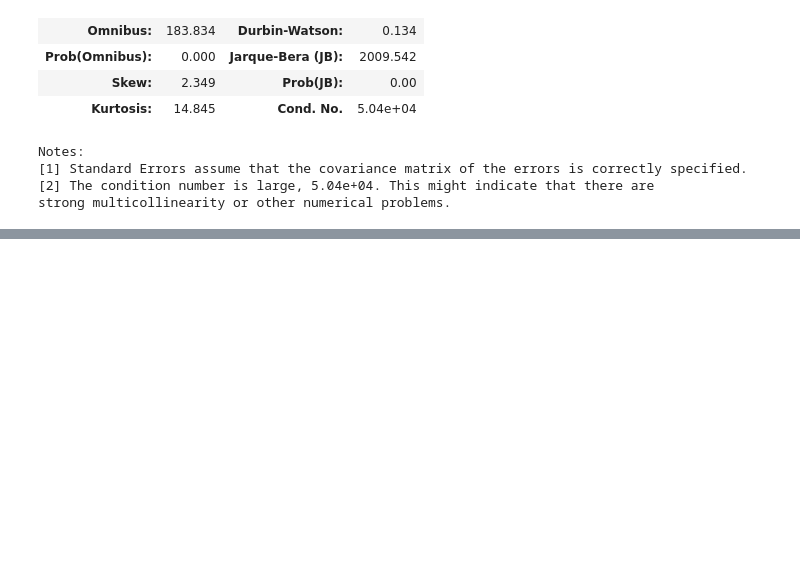
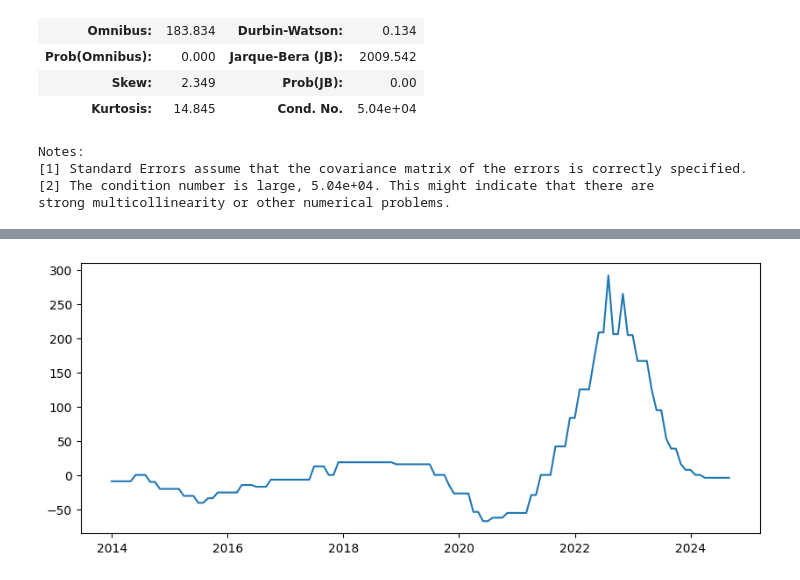
Before and after one commit to YoungminChoAtKaist/findb2024, a Jupyter notebook: findatabase.ipynb, the cells around one changed output, grey strips where cells are left out. Drawn from its saved outputs; the diff is of its cells as text; code cells hidden in the pictures; blank space fills up the shorter version.

```diff
--- a/findatabase.ipynb
+++ b/findatabase.ipynb
@@ -813,0 +1058,5 @@ df_WUIJPN.tail()
+# %%
+plt.plot(df_merged[['policy_ir_diff_rt']])
+plt.show()
+# %% [output]
+[figure, added]
```
Also changed, not shown: parts of 49 cells of this notebook, 41 other files.
